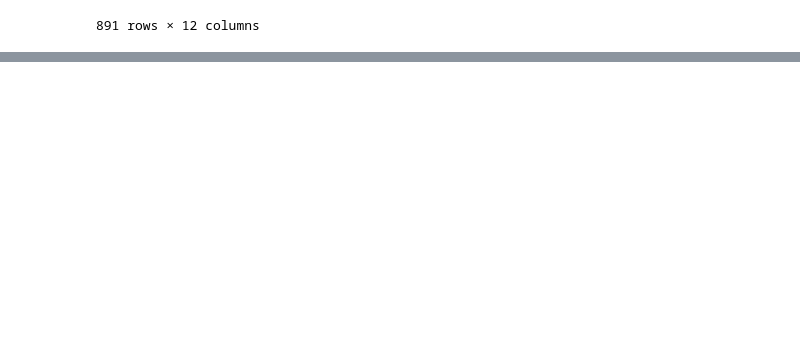
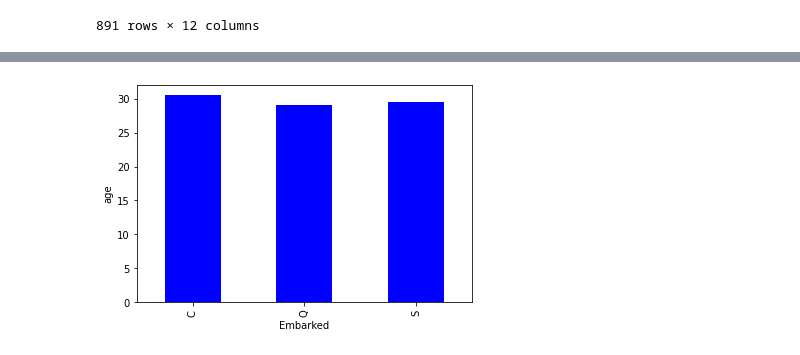
Before and after one commit to Ash1601/yit-ml-internship-assignment-1, a Jupyter notebook: Untitled.ipynb, the cells around one changed output, grey strips where cells are left out. Cells and saved outputs as stored; diff of their text form; code cells hidden in the pictures; blank space fills up the shorter version.

```diff
--- a/Untitled.ipynb
+++ b/Untitled.ipynb
@@ -20,0 +129,7 @@ df
+# %%
+
+passenger_emb['Age'].plot.bar(color='b')
+plt.ylabel("age")
+plt.show()
+# %% [output]
+[figure, added]
```
Also changed, not shown: parts of 34 cells of this notebook.
